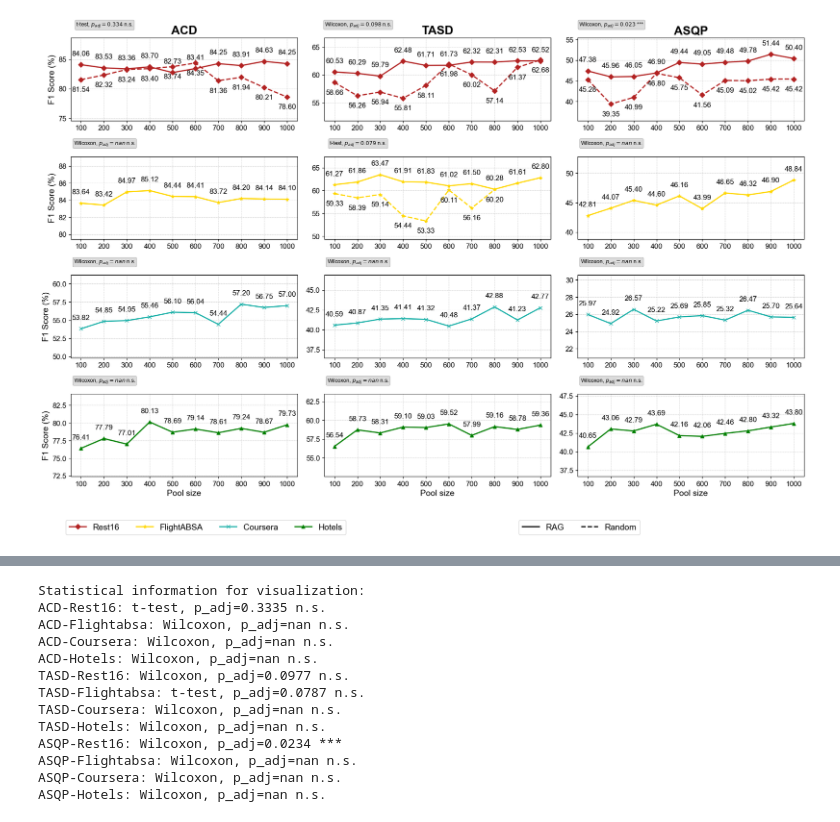
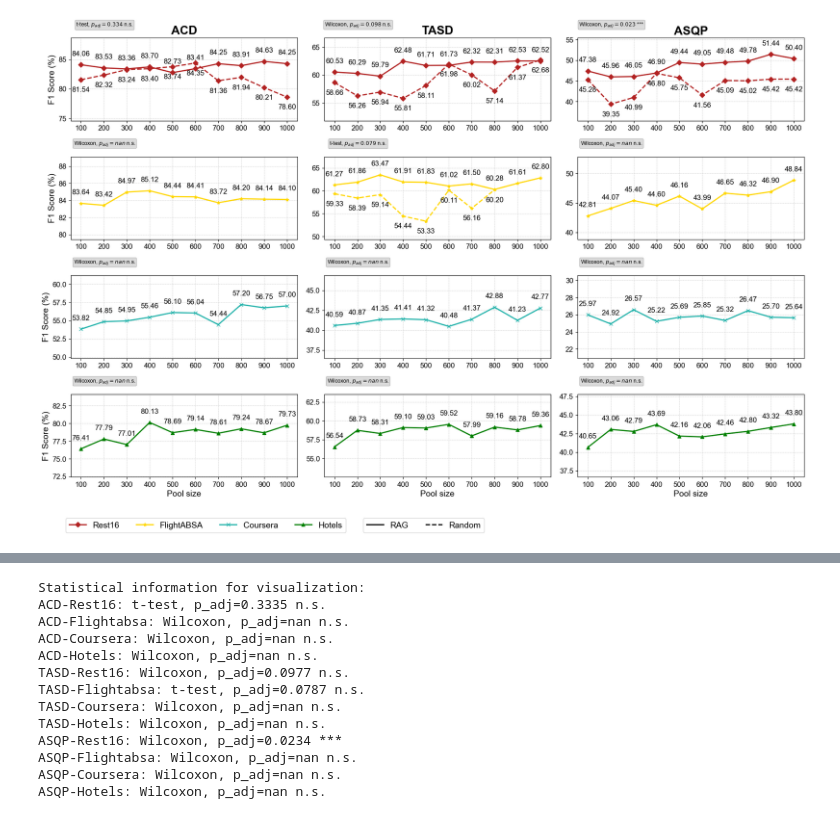
Before and after one commit to NilsHellwig/ABSA-annotation-tool, a Jupyter notebook: evaluation/report.ipynb, the cells around one changed output, grey strips where cells are left out. Drawn from its saved outputs; the diff is of its cells as text; code cells hidden in the pictures.

Commit message:
position legend

```diff
--- a/evaluation/report.ipynb
+++ b/evaluation/report.ipynb
@@ -197,36 +197,36 @@ for i, task in enumerate(tasks):
         # Increase tick label size
         ax.tick_params(axis='both', labelsize=12)
 
 # Collect handles and labels for common legend
 handles, labels = [], []
 for ax in axes.flatten():
     h, l = ax.get_legend_handles_labels()
     handles.extend(h)
     labels.extend(l)
 
 # Remove duplicates
 unique_labels = list(dict.fromkeys(labels))  # Preserve order
 unique_labels = ["Rest16", "FlightABSA", "Coursera", "Hotels"]
 unique_handles = [handles[labels.index(label)] for label in unique_labels if label in labels]
 
 # Add legend for line styles (RAG vs Random)
 from matplotlib.lines import Line2D
 legend_elements = [
     Line2D([0], [0], color='black', linestyle='-', linewidth=2, label='RAG'),
     Line2D([0], [0], color='black', linestyle='--', linewidth=2, label='Random')
 ]
 
 # Main legend for datasets
-fig.legend(unique_handles, unique_labels, loc='lower center', ncol=4, fontsize=14, bbox_to_anchor=(0.22, -0.015))
+fig.legend(unique_handles, unique_labels, loc='lower center', ncol=4, fontsize=14, bbox_to_anchor=(0.22, -0.01))
 
 # Secondary legend for line styles
-fig.legend(legend_elements, ['RAG', 'Random'], loc='lower center', ncol=2, fontsize=14, bbox_to_anchor=(0.7, -0.015))
+fig.legend(legend_elements, ['RAG', 'Random'], loc='lower center', ncol=2, fontsize=14, bbox_to_anchor=(0.5, -0.01))
 
 plt.tight_layout(rect=[0, 0.05, 1, 1])
 plt.savefig("performance_plot.pdf", dpi=300, bbox_inches="tight")
 plt.show()
 # %% [output]
-[figure, old version]
+[figure, new version]
 # %%
 # Statistische Analyse: Vergleich RAG vs Random für jede Task-Dataset-Kombination
 from scipy.stats import shapiro, ttest_rel, wilcoxon
```
